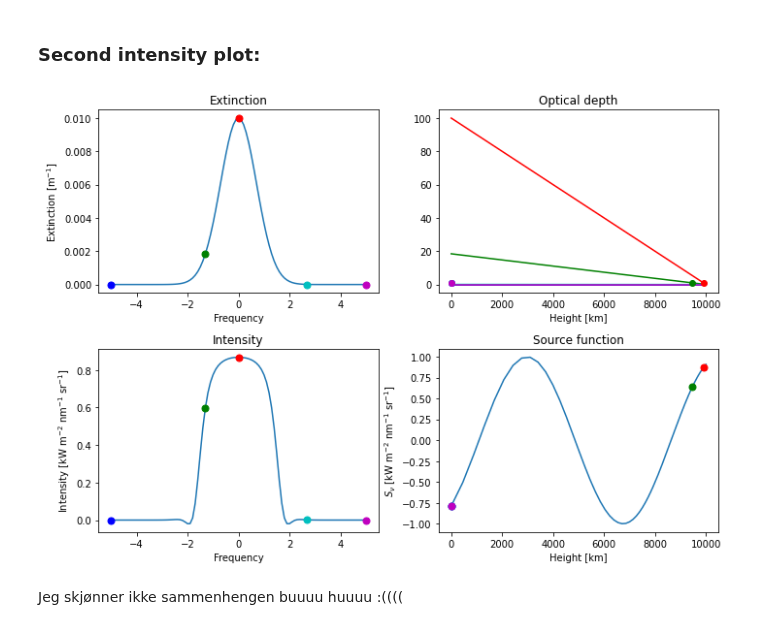
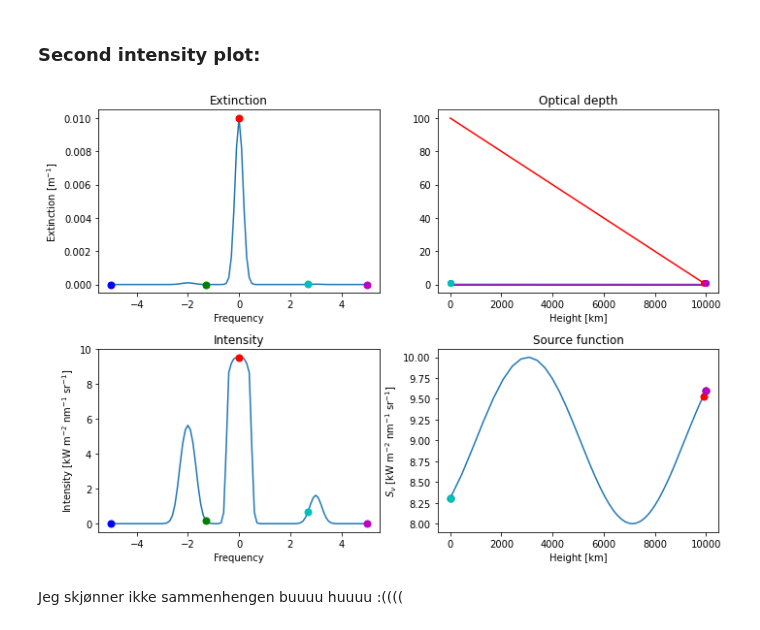
Before and after one commit to Rachelstiansen/AST4310, a Jupyter notebook: project work/project1/project1_student.ipynb, the cells around one changed output. Cells and saved outputs as stored; diff of their text form; code cells hidden in the pictures.

Commit message:
added brute force solution to plot 2...

```diff
--- a/project work/project1/project1_student.ipynb
+++ b/project work/project1/project1_student.ipynb
@@ -146,24 +146,24 @@ From here we tweaked the parameters to resemble the figure as much as possible.
 # %%
 """extinction = (5 * np.exp(- freq ** 2) + 4 * np.exp(- 5 * (freq + 3) ** 2) + np.exp(- (freq - 1) ** 2)) / units.m
 
 extinction2 = np.tile(extinction, ((len(depth)), 1))
 source_function2 = (0.01 * np.log10(depth.value)**4 + 0.4*  np.log10(depth.value)**3 + 0.5 * np.log10(depth.value)**2 + 0.1 * np.log10(depth.value) + 50)* i_units
 """
 
 # build the source function
 #source_function2 = (depth.value**4 - 20 * depth.value) * i_units # source function 1, linear
-source_function2 = (np.sin(depth.value/1.2e3 + 2)) * i_units
+source_function2 = (np.sin(depth.value/1.3e3 + 2.5) + 9) * i_units
 
 # build the extinction 8
 #extinction2 = (np.exp(- 3 * freq**2) + 0.2 * np.exp(-1.5 * (freq - 3)**2) + 0.7 * np.exp(- 7 * (freq + 2)**2)) / units.m / 100
 #extinction2 = np.tile(extinction2, ((len(depth)), 1))
 
-extinction2 = (np.exp(- freq ** 2)) / units.m / 100
+extinction2 = (np.exp(- 20 * freq ** 2) + 0.002 * np.exp(- 10 * (freq - 3) ** 2) + 0.01 * np.exp(- 8 * (freq + 2) ** 2)) / units.m / 100
 extinction2 = np.tile(extinction2, ((len(depth)), 1))
 
 four_panel_diagram(freq, height, source_function2, extinction2, tau=None, intensity=None)
 # %% [output]
-[figure, old version]
+[figure, new version]
 # %% [markdown]
 Jeg skjønner ikke sammenhengen buuuu huuuu :((((
 # %% [markdown]
```
